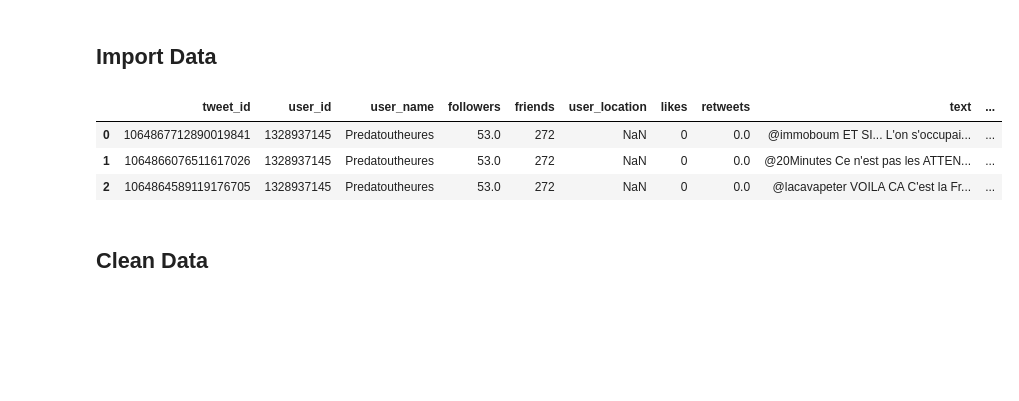
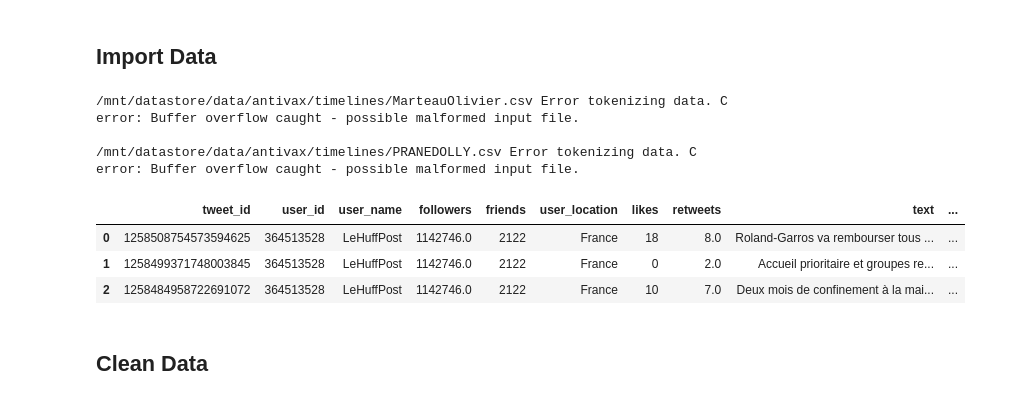
Before and after one commit to JRappaz/Panorama, a Jupyter notebook: notebooks/Interaction Network.ipynb, the cells around one changed output. Cells and saved outputs as stored; diff of their text form; code cells hidden in the pictures; blank space fills up the shorter version.

```diff
--- a/notebooks/Interaction Network.ipynb
+++ b/notebooks/Interaction Network.ipynb
@@ -17,21 +17,27 @@ pd.set_option('display.max_colwidth', 800)
 # %%
 path = r'/mnt/datastore/data/antivax/timelines'
 all_files = glob.glob(path + "/*.csv")
 
 li = []
 
 for filename in all_files:
-    df = pd.read_csv(filename, index_col=None, header=0)
-    li.append(df)
+    try:
+        df = pd.read_csv(filename, index_col=None, header=0)
+        li.append(df)
+    except Exception as e:
+        print(filename, e)
 
 tweets = pd.concat(li, axis=0, ignore_index=True)
 tweets = tweets[~tweets['created_at'].isna()]
 tweets.head(3)
 # %% [output]
+/mnt/datastore/data/antivax/timelines/MarteauOlivier.csv Error tokenizing data. C error: Buffer overflow caught - possible malformed input file.
+
+/mnt/datastore/data/antivax/timelines/PRANEDOLLY.csv Error tokenizing data. C error: Buffer overflow caught - possible malformed input file.
 |  | tweet_id | user_id | user_name | followers | friends | user_location | likes | retweets | text | ... |
-| 0 | 1064867712890019841 | 1328937145 | Predatoutheures | 53.0 | 272 | NaN | 0 | 0.0 | @immoboum ET SI... L'on s'occupai... | ... |
-| 1 | 1064866076511617026 | 1328937145 | Predatoutheures | 53.0 | 272 | NaN | 0 | 0.0 | @20Minutes Ce n'est pas les ATTEN... | ... |
-| 2 | 1064864589119176705 | 1328937145 | Predatoutheures | 53.0 | 272 | NaN | 0 | 0.0 | @lacavapeter VOILA CA C'est la Fr... | ... |
+| 0 | 1258508754573594625 | 364513528 | LeHuffPost | 1142746.0 | 2122 | France | 18 | 8.0 | Roland-Garros va rembourser tous ... | ... |
+| 1 | 1258499371748003845 | 364513528 | LeHuffPost | 1142746.0 | 2122 | France | 0 | 2.0 | Accueil prioritaire et groupes re... | ... |
+| 2 | 1258484958722691072 | 364513528 | LeHuffPost | 1142746.0 | 2122 | France | 10 | 7.0 | Deux mois de confinement à la mai... | ... |
 # %% [markdown]
 ## Clean Data
 # %%
```
Also changed, not shown: parts of 14 cells of this notebook, 2 other files.
